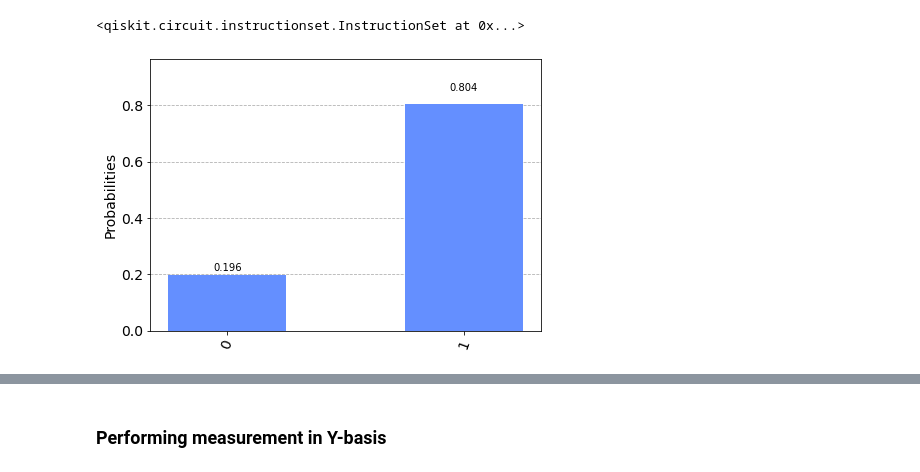
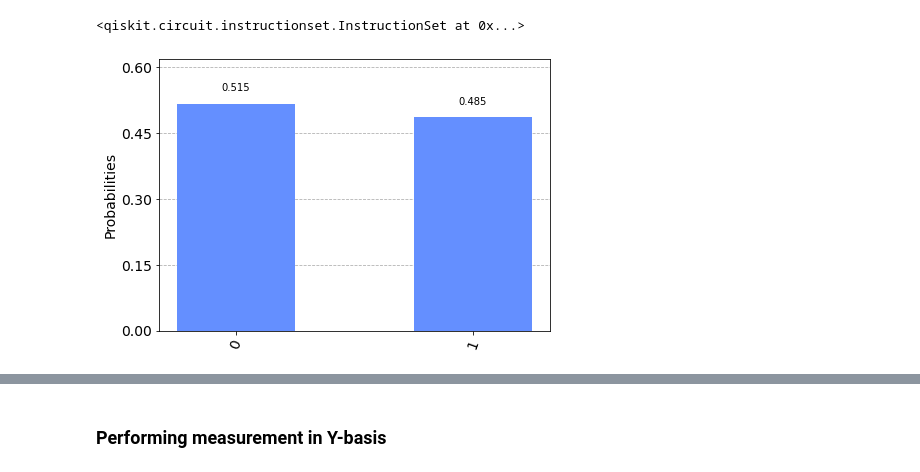
Before and after one commit to calm-cookie/rabi-cycle, a Jupyter notebook: Quantum Simulation - Rabi Cycle.ipynb, the cells around one changed output, grey strips where cells are left out. Cells and saved outputs as stored; diff of their text form; code cells hidden in the pictures.

```diff
--- a/Quantum Simulation - Rabi Cycle.ipynb
+++ b/Quantum Simulation - Rabi Cycle.ipynb
@@ -169,5 +171,6 @@ $\phi_{{\textbf{i}_q}, z}^{({\textbf{k}_q})} = \cos^{-1}{\left[\left|{\frac{e^{\
 # %%
 def compute_angle_diff(q, z, x, k_vals, tw):
+    E = [1, -1]
     energy_diff = calculate_xjs(q, z, k_vals) + [0]
 
     denom = ((np.log(2))**q) / np.math.factorial(q)
@@ -175,7 +178,7 @@ def compute_angle_diff(q, z, x, k_vals, tw):
     result = div_diff / denom
 
     lambda_sum = np.sum([((-1) ** (k + 1)) * w for k in k_vals]) * 1j
-    d_factor = np.exp(tw * lambda_sum)
+    d_factor = np.exp(tw * lambda_sum -1j*tw*(E[z] - ((-1) ** q) * E[z]))
 
     # (1/2)^q part of the d_factor is cancelled by the denominator. So we have not computed that
 
@@ -183,14 +186,14 @@ def compute_angle_diff(q, z, x, k_vals, tw):
     phi = np.arccos(np.absolute(result * d_factor))
 
     # Convert theta from (-pi, pi] to [0, 2pi)
-    if theta < 0:
-        theta = 2*np.pi + theta
+#     if theta < 0:
+#         theta = 2*np.pi + theta
 
-    sum = (theta + phi) % (2*np.pi)
-    diff = (theta - phi) % (2*np.pi)
+    sum_ = (theta + phi) #% (2*np.pi)
+    diff = (theta - phi) #% (2*np.pi)
 
-    if diff < 0:
-        diff =  2*np.pi + diff
+#     if diff < 0:
+#         diff =  2*np.pi + diff
 
 #     sum = round(sum, 5)
 #     diff = round(diff, 5)
@@ -198,7 +201,7 @@ def compute_angle_diff(q, z, x, k_vals, tw):
     if x == 1:
         return diff
     else:
-        return sum
+        return sum_
 # %%
 def generate_control_states(q_val):
     '''
@@ -369,2 +376,4 @@ qc.decompose().draw(output='mpl')
+# %%
+evolution_time = 3*ln2
 # %% [markdown]
 ### Initializing the quantum circuit
@@ -377,5 +380,5 @@ The evolution time is set in multiples of $\ln{2}$ because $\Delta t = \ln{2}$
 # %%
-evolution_time = ln2 * 2
+qc = q.QuantumCircuit(q_ancilla, q_z, q_x, q_k, q_i, c_z)
 tw = 0
 for i in range(int(evolution_time / ln2)):
     qc.append(A(tw), range(0, 15))
@@ -406,13 +409,12 @@ display(graph)
 ### Performing measurement in X basis
 # %%
 qc_x = q.QuantumCircuit(q_ancilla, q_z, q_x, q_k, q_i, c_z)
-evolution_time = ln2 * 2
 tw = 0
 for i in range(int(evolution_time / ln2)):
     qc_x.append(A(tw), range(0, 15))
     tw += ln2
 qc_x.append(principal_diag(evolution_time), [z])
-qc_x.h(range(0, 15))
+qc_x.h(1)
 # %% [output]
 <qiskit.circuit.instructionset.InstructionSet at 0x...>
 # %%
@@ -421,13 +423,13 @@ qc_x.measure(q_z, c_z)
 <qiskit.circuit.instructionset.InstructionSet at 0x...>
 # %%
 backend = q.Aer.get_backend('qasm_simulator')
-job = q.execute(qc_x, backend, shots=1000)
-result = job.result()
-counts = result.get_counts(qc_x)
-graph = q.visualization.plot_histogram(counts)
-display(graph)
+job_x = q.execute(qc_x, backend, shots=1000)
+result_x = job_x.result()
+counts_x = result_x.get_counts(qc_x)
+graph_x = q.visualization.plot_histogram(counts_x)
+display(graph_x)
 # %% [output]
-[figure, old version]
+[figure, new version]
 # %%
 qc_x.draw(output='mpl')
 # %% [output]
```
Also changed, not shown: parts of 20 cells of this notebook.
